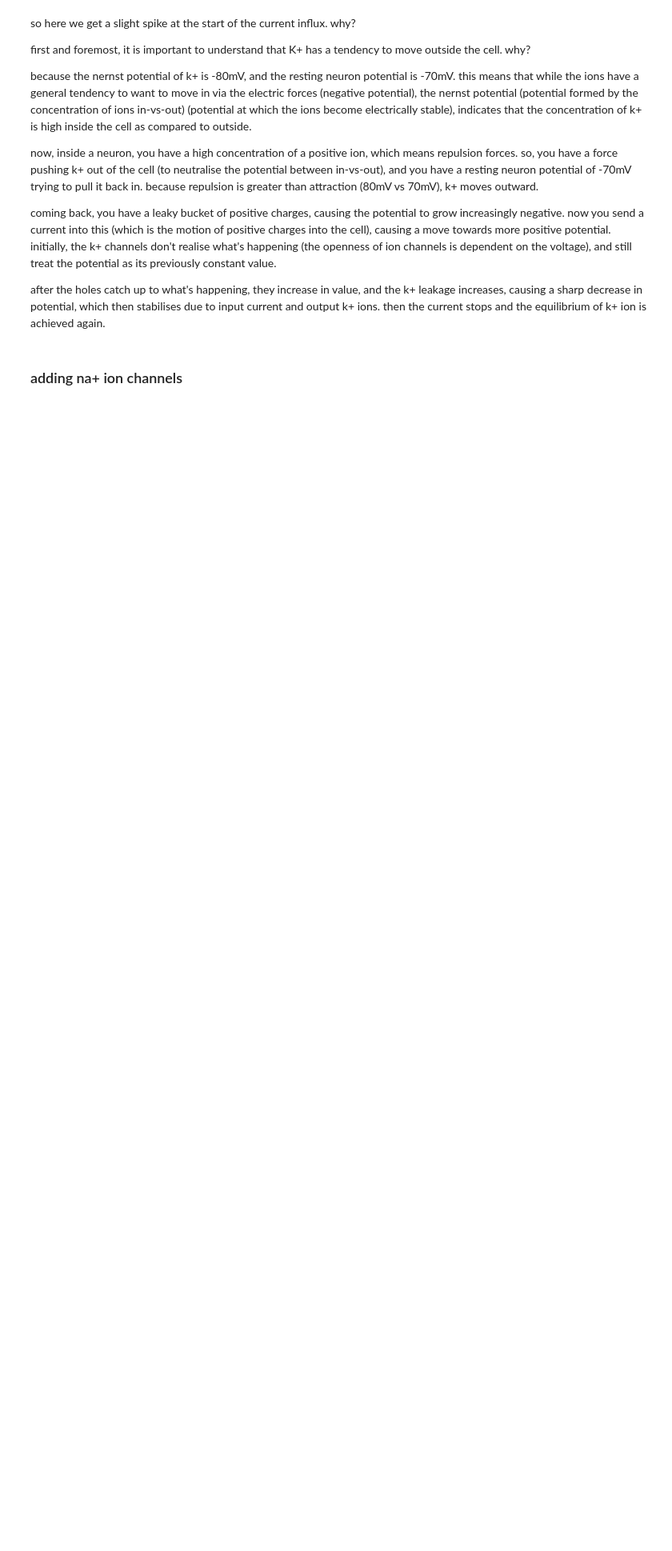
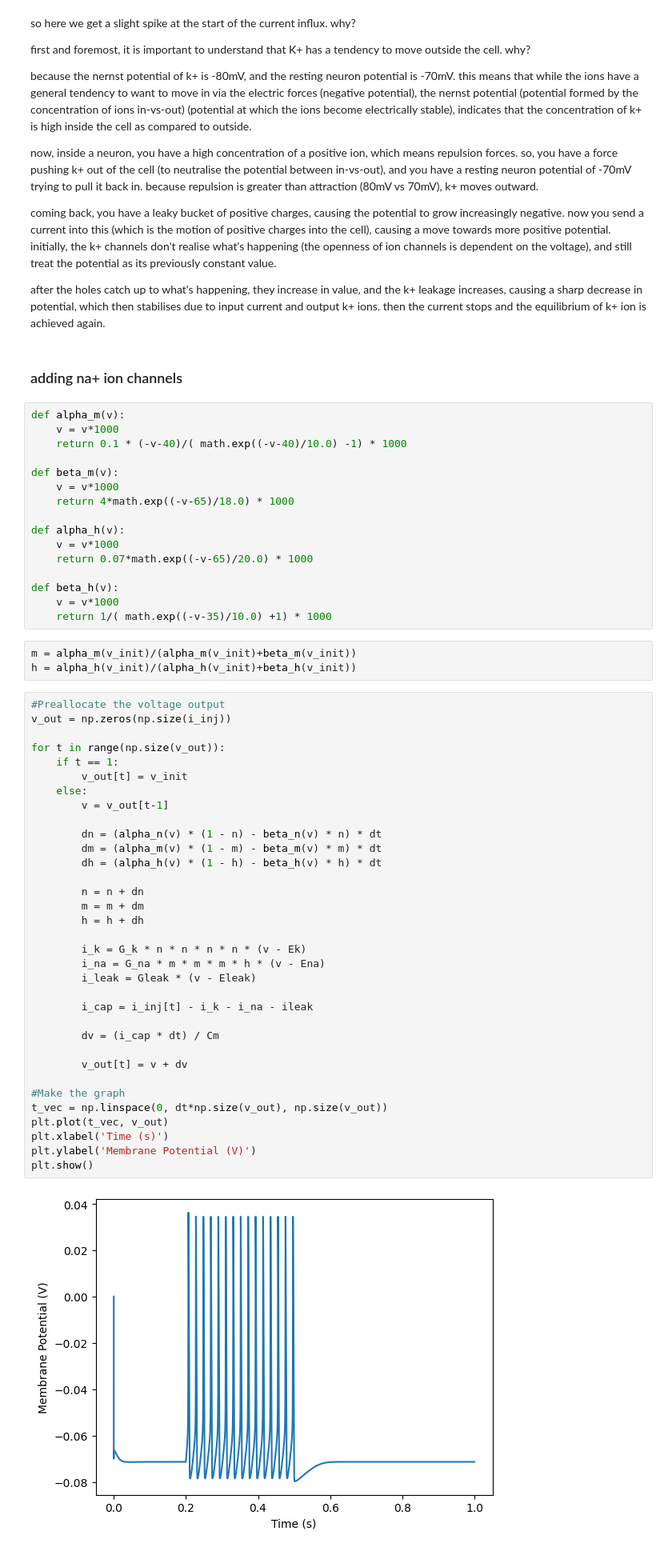
Before and after one commit to TirelessClock/neurepo, a Jupyter notebook: hodgkin_huxley.ipynb, the cells around one changed output. Shown: that part at 80% size. Saved outputs shown, nothing was run; the diff lists cells and outputs as text; blank space fills up the shorter version.

```diff
--- a/hodgkin_huxley.ipynb
+++ b/hodgkin_huxley.ipynb
@@ -190,3 +155,58 @@ coming back, you have a leaky bucket of positive charges, causing the potential
 after the holes catch up to what's happening, they increase in value, and the k+ leakage increases, causing a sharp decrease in potential, which then stabilises due to input current and output k+ ions. then the current stops and the equilibrium of k+ ion is achieved again.
 # %% [markdown]
 ### adding na+ ion channels
+# %%
+def alpha_m(v):
+    v = v*1000
+    return 0.1 * (-v-40)/( math.exp((-v-40)/10.0) -1) * 1000
+
+def beta_m(v):
+    v = v*1000
+    return 4*math.exp((-v-65)/18.0) * 1000
+
+def alpha_h(v):
+    v = v*1000
+    return 0.07*math.exp((-v-65)/20.0) * 1000
+
+def beta_h(v):
+    v = v*1000
+    return 1/( math.exp((-v-35)/10.0) +1) * 1000
+# %%
+m = alpha_m(v_init)/(alpha_m(v_init)+beta_m(v_init))
+h = alpha_h(v_init)/(alpha_h(v_init)+beta_h(v_init))
+# %%
+#Preallocate the voltage output
+v_out = np.zeros(np.size(i_inj))
+
+for t in range(np.size(v_out)):
+    if t == 1:
+        v_out[t] = v_init
+    else:
+        v = v_out[t-1]
+
+        dn = (alpha_n(v) * (1 - n) - beta_n(v) * n) * dt
+        dm = (alpha_m(v) * (1 - m) - beta_m(v) * m) * dt
+        dh = (alpha_h(v) * (1 - h) - beta_h(v) * h) * dt
+
+        n = n + dn
+        m = m + dm
+        h = h + dh
+
+        i_k = G_k * n * n * n * n * (v - Ek)
+        i_na = G_na * m * m * m * h * (v - Ena)
+        i_leak = Gleak * (v - Eleak)
+
+        i_cap = i_inj[t] - i_k - i_na - ileak
+
+        dv = (i_cap * dt) / Cm
+
+        v_out[t] = v + dv
+
+#Make the graph
+t_vec = np.linspace(0, dt*np.size(v_out), np.size(v_out))
+plt.plot(t_vec, v_out)
+plt.xlabel('Time (s)')
+plt.ylabel('Membrane Potential (V)')
+plt.show()
+# %% [output]
+[figure, added]
```
Also changed, not shown: parts of 8 cells of this notebook.
